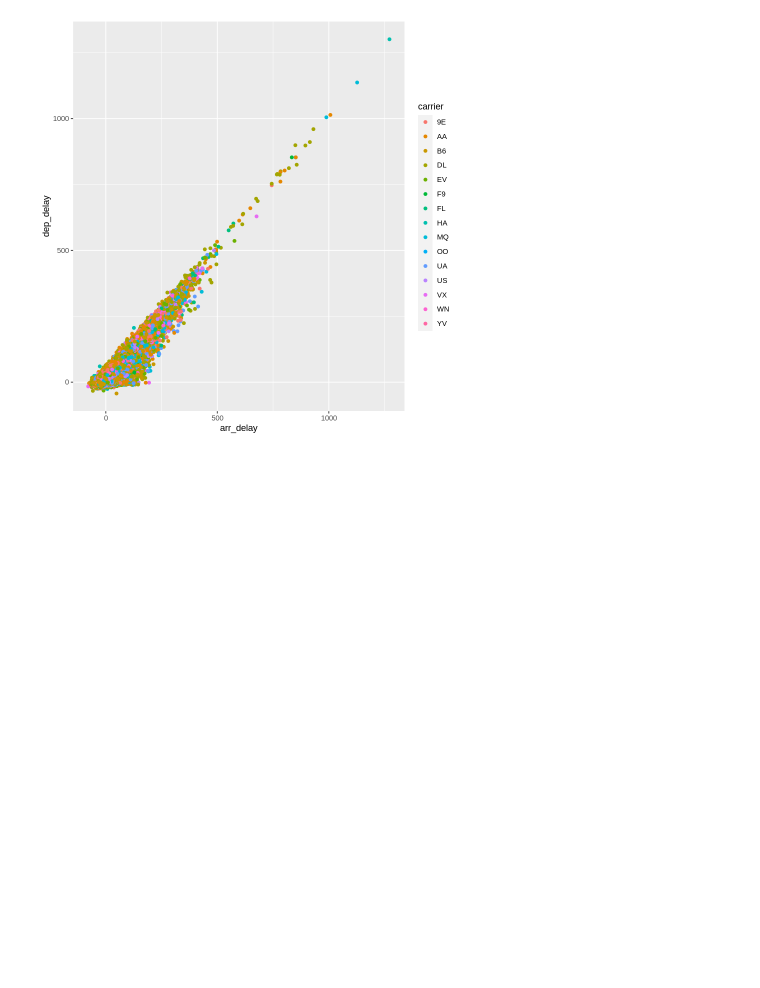
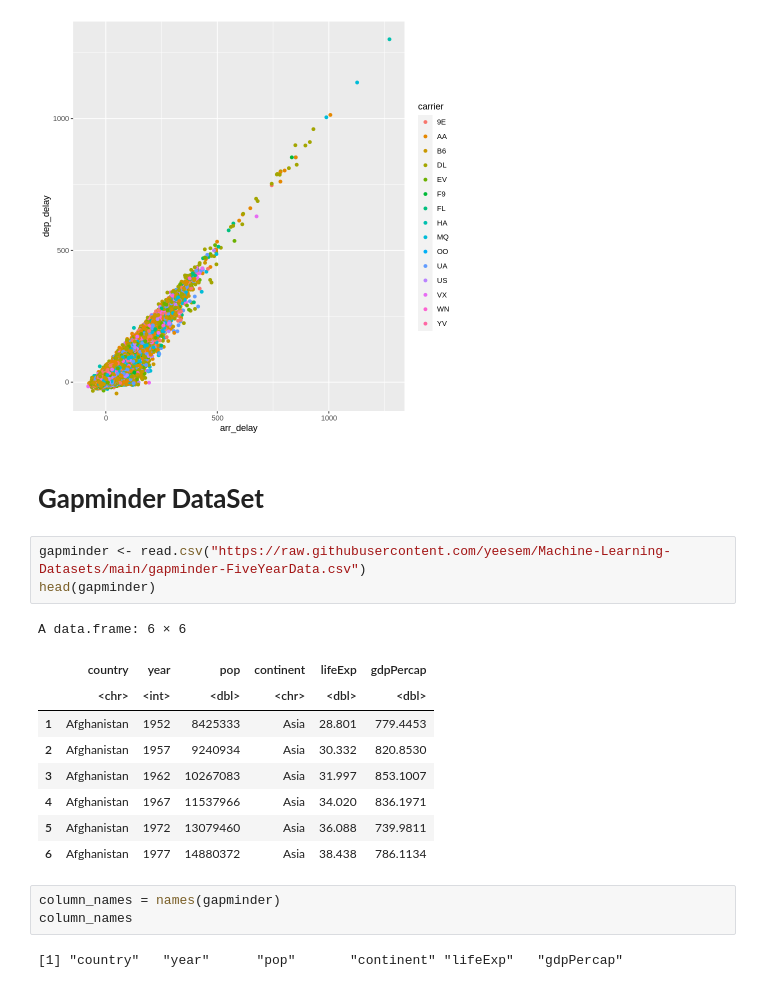
Before and after one commit to yeesem/Data-Visualization, a Jupyter notebook: R_Conference.ipynb, the cells around one changed output. Drawn from its saved outputs; the diff is of its cells as text; blank space fills up the shorter version.

```diff
--- a/R_Conference.ipynb
+++ b/R_Conference.ipynb
@@ -481,3 +481,23 @@ ggplot(flights %>%
      geom_point()
 # %% [output]
 [figure]
+# %% [markdown]
+# **Gapminder DataSet**
+# %%
+gapminder <- read.csv("https://raw.githubusercontent.com/yeesem/Machine-Learning-Datasets/main/gapminder-FiveYearData.csv")
+head(gapminder)
+# %% [output]
+A data.frame: 6 × 6
+|  | country | year | pop | continent | lifeExp | gdpPercap |
+|  | <chr> | <int> | <dbl> | <chr> | <dbl> | <dbl> |
+| 1 | Afghanistan | 1952 | 8425333 | Asia | 28.801 | 779.4453 |
+| 2 | Afghanistan | 1957 | 9240934 | Asia | 30.332 | 820.8530 |
+| 3 | Afghanistan | 1962 | 10267083 | Asia | 31.997 | 853.1007 |
+| 4 | Afghanistan | 1967 | 11537966 | Asia | 34.020 | 836.1971 |
+| 5 | Afghanistan | 1972 | 13079460 | Asia | 36.088 | 739.9811 |
+| 6 | Afghanistan | 1977 | 14880372 | Asia | 38.438 | 786.1134 |
+# %%
+column_names = names(gapminder)
+column_names
+# %% [output]
+[1] "country"   "year"      "pop"       "continent" "lifeExp"   "gdpPercap"
```
Also changed, not shown: parts of 3 cells of this notebook.
